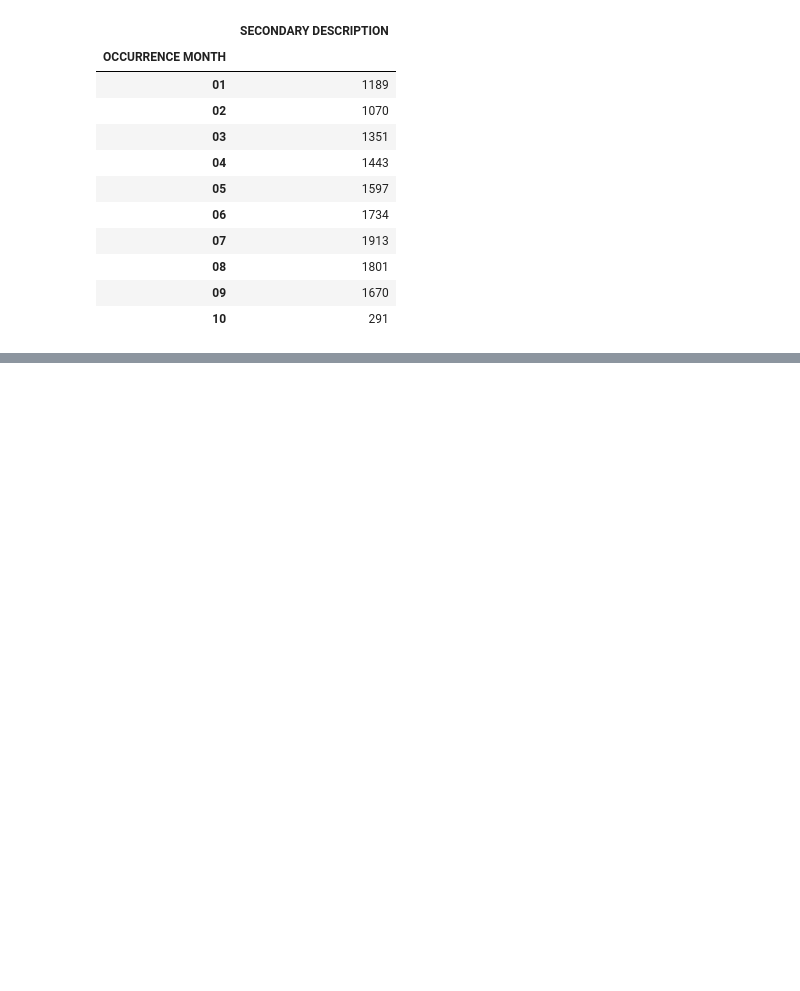
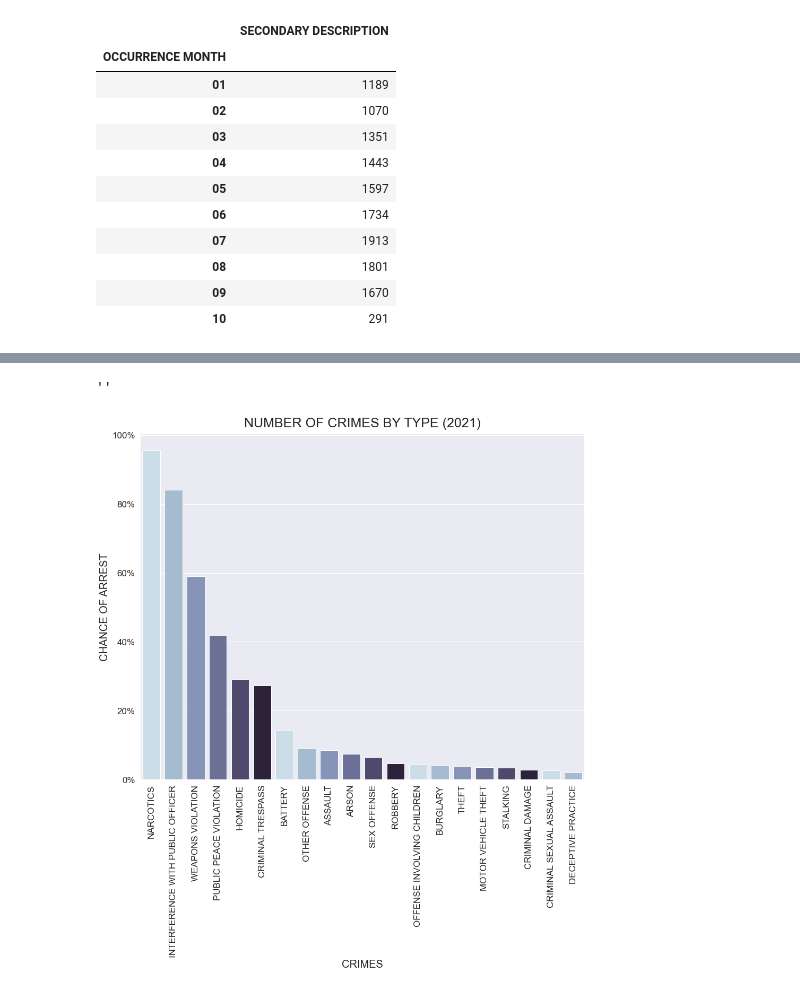
Before and after one commit to jrthompson25/Chicago_Crime_Analysis, a Jupyter notebook: Notebooks/Chicago Crime Project.ipynb, the cells around one changed output, grey strips where cells are left out. Saved outputs shown, nothing was run; the diff lists cells and outputs as text; code cells hidden in the pictures; blank space fills up the shorter version.

Commit message:
Calculated arrest percentage per crime and created visuals

```diff
--- a/Notebooks/Chicago Crime Project.ipynb
+++ b/Notebooks/Chicago Crime Project.ipynb
@@ -402,0 +419,6 @@ fiveHunderedOrLessByMonth2022_df
+# %%
+crimesAndArrests2021 = chicagoCrime2021[['PRIMARY DESCRIPTION', 'ARREST']]
+crimesValueCounts2021_df = crimesAndArrests2021['PRIMARY DESCRIPTION'].value_counts().to_frame()
+crimesValueCounts2021_df = crimesValueCounts2021_df.reset_index()
+crimesValueCounts2021_df = crimesValueCounts2021_df.rename(columns={'index' : 'PRIMARY DESCRIPTION', 'PRIMARY DESCRIPTION' : 'OCCURRENCES'})
+crimesValueCounts2021_df
@@ -402,0 +443,8 @@ fiveHunderedOrLessByMonth2022_df
+# %%
+arrestsCounts2021 = crimesAndArrests2021.groupby(by='PRIMARY DESCRIPTION')['ARREST'].value_counts().to_frame()
+arrestsCounts2021 = arrestsCounts2021.rename(columns={'ARREST': 'ARREST(Y/N)'})
+arrestsCounts2021_df = pd.DataFrame(arrestsCounts2021).reset_index()
+arrestsYesCounts2021_df = arrestsCounts2021_df[arrestsCounts2021_df['ARREST'].isin(['Y'])]
+arrestsYesCounts2021_df = arrestsYesCounts2021_df.drop(columns='ARREST')
+arrestsYesCounts2021_df = arrestsYesCounts2021_df.rename(columns={'ARREST(Y/N)' : 'ARRESTS'})
+arrestsYesCounts2021_df
@@ -402,0 +469,4 @@ fiveHunderedOrLessByMonth2022_df
+# %%
+crimeOccurencesVsArrests2021_df = pd.merge(crimesValueCounts2021_df, arrestsYesCounts2021_df, how='left', on='PRIMARY DESCRIPTION')
+crimeOccurencesVsArrests2021_df = crimeOccurencesVsArrests2021_df.head(20)
+crimeOccurencesVsArrests2021_df
@@ -402,0 +491,5 @@ fiveHunderedOrLessByMonth2022_df
+# %%
+crimeOccurencesVsArrests2021_df['ARRESTS'] = crimeOccurencesVsArrests2021_df['ARRESTS'].astype(int)
+crimeOccurencesVsArrests2021_df['PERCENTAGE'] = crimeOccurencesVsArrests2021_df['ARRESTS']/crimeOccurencesVsArrests2021_df['OCCURRENCES']
+crimeOccurencesVsArrests2021_df = crimeOccurencesVsArrests2021_df.sort_values('PERCENTAGE', ascending=False)
+crimeOccurencesVsArrests2021_df.round({'PERCENTAGE': 2})
@@ -402,0 +514,17 @@ fiveHunderedOrLessByMonth2022_df
+# %%
+sns.set(font_scale = 10)
+sns.set_style('darkgrid')
+sns.set(rc={"figure.figsize":(15,12)})
+cmap = sns.color_palette('ch:s=.25,rot=-.25')
+ax = sns.barplot(x='PRIMARY DESCRIPTION', y='PERCENTAGE', data=crimeOccurencesVsArrests2021_df, palette=cmap)
+cmap = sns.color_palette('viridis')
+plt.xlabel('CRIMES', fontdict= {'fontsize':20})
+plt.ylabel('CHANCE OF ARREST', fontdict= {'fontsize':20})
+plt.title("NUMBER OF CRIMES BY TYPE (2021)",fontdict= { 'fontsize': 25, 'verticalalignment': 'center'}, y=1.02)
+plt.xticks(fontsize=17, rotation=90)
+plt.yticks(fontsize=17)
+ax.yaxis.set_major_formatter(mtick.PercentFormatter(xmax=1, decimals=0, symbol='%', is_latex=False))
+;
+# %% [output]
+''
+[figure, added]
```
Also changed, not shown: parts of 12 cells of this notebook.
